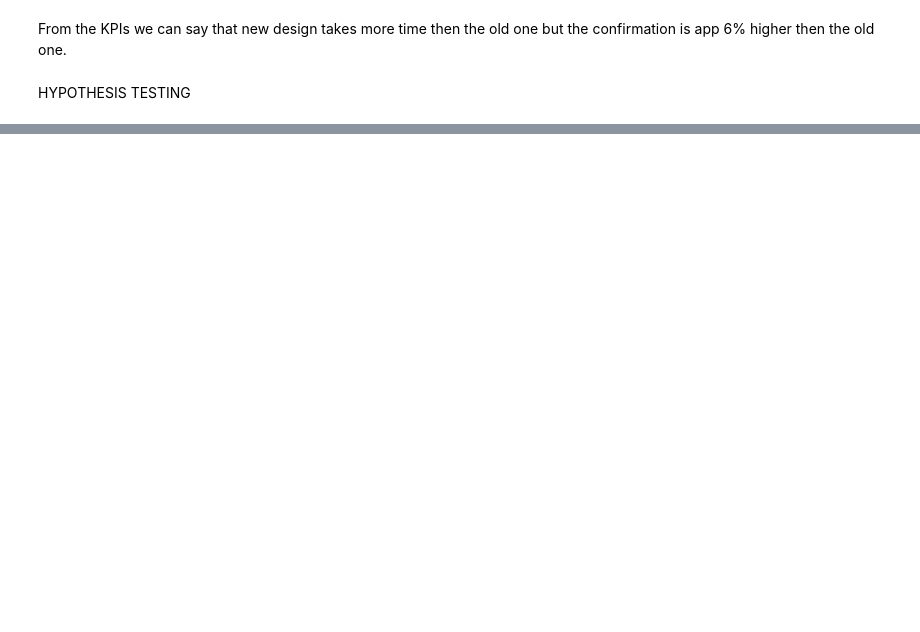
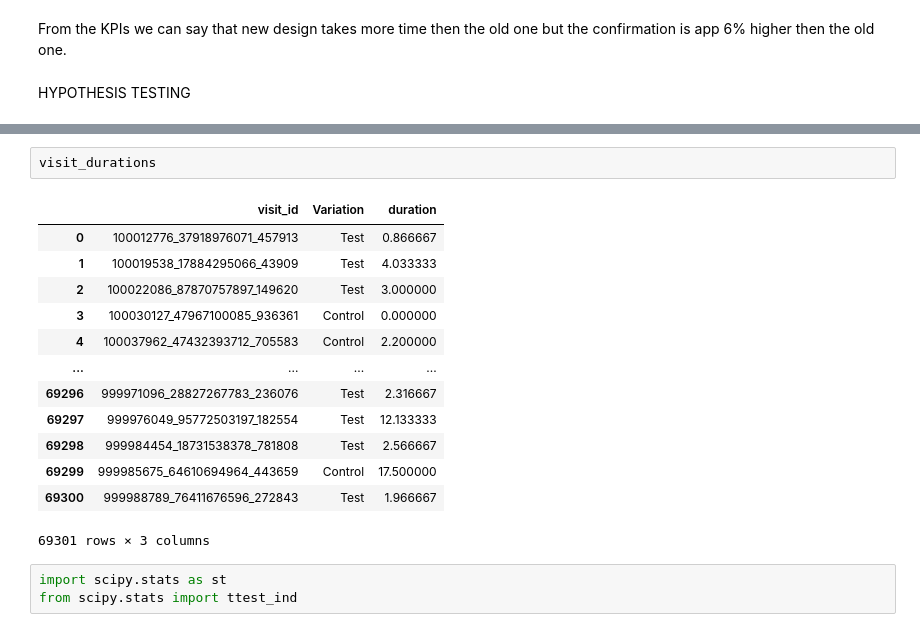
Before and after one commit to MadhurideviD/vanguard_analysis, a Jupyter notebook: vanguard_1.ipynb, the cells around one changed output, grey strips where cells are left out. Saved outputs shown, nothing was run; the diff lists cells and outputs as text; blank space fills up the shorter version.

```diff
--- a/vanguard_1.ipynb
+++ b/vanguard_1.ipynb
@@ -1157,0 +1196,19 @@ HYPOTHESIS TESTING
+# %%
+visit_durations
+# %% [output]
+|  | visit_id | Variation | duration |
+| 0 | 100012776_37918976071_457913 | Test | 0.866667 |
+| 1 | 100019538_17884295066_43909 | Test | 4.033333 |
+| 2 | 100022086_87870757897_149620 | Test | 3.000000 |
+| 3 | 100030127_47967100085_936361 | Control | 0.000000 |
+| 4 | 100037962_47432393712_705583 | Control | 2.200000 |
+| ... | ... | ... | ... |
+| 69296 | 999971096_28827267783_236076 | Test | 2.316667 |
+| 69297 | 999976049_95772503197_182554 | Test | 12.133333 |
+| 69298 | 999984454_18731538378_781808 | Test | 2.566667 |
+| 69299 | 999985675_64610694964_443659 | Control | 17.500000 |
+| 69300 | 999988789_76411676596_272843 | Test | 1.966667 |
+69301 rows × 3 columns
+# %%
+import scipy.stats as st
+from scipy.stats import ttest_ind
```
Also changed, not shown: parts of 13 cells of this notebook.
